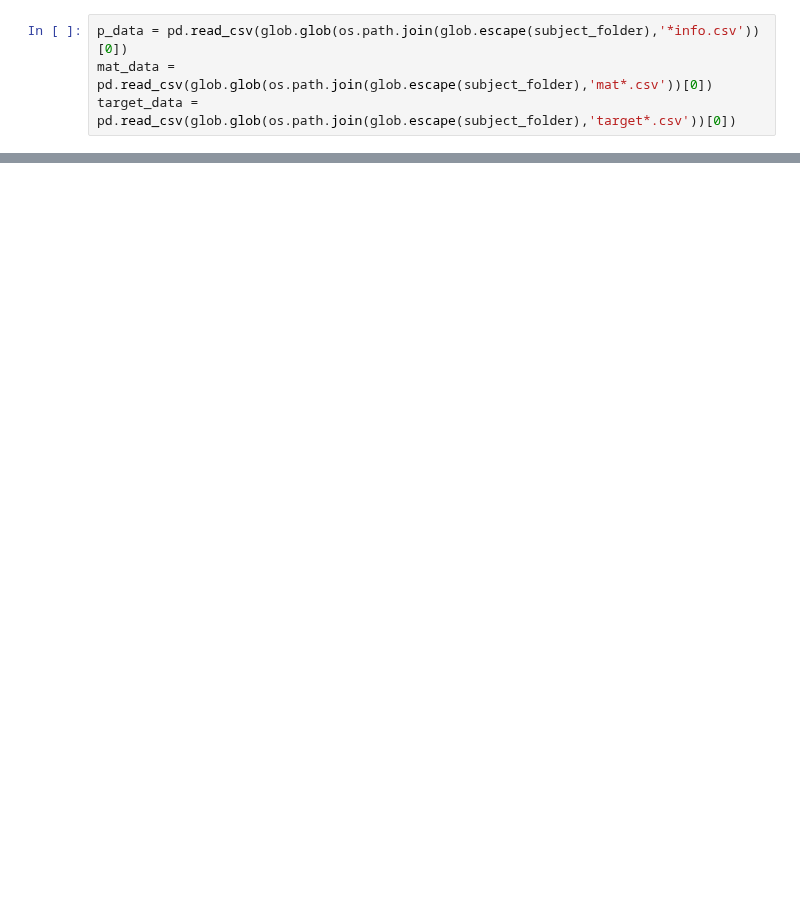
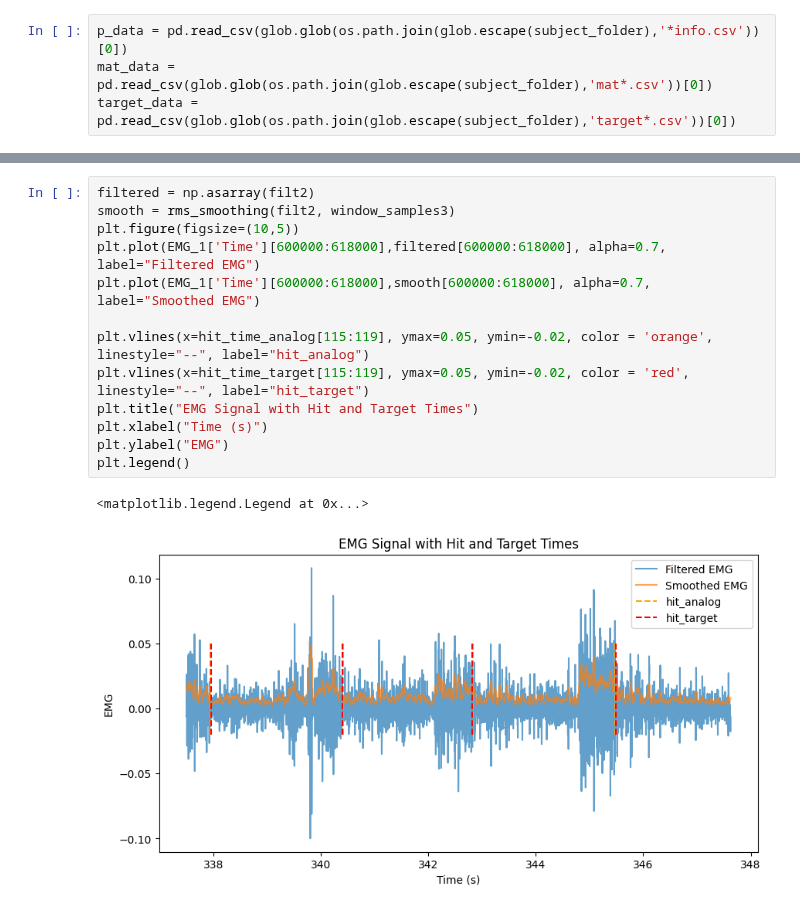
Before and after one commit to ChaundyMck/NDD_EMG, a Jupyter notebook: tester.ipynb, the cells around one changed output, grey strips where cells are left out. Drawn from its saved outputs; the diff is of its cells as text; blank space fills up the shorter version.

```diff
--- a/tester.ipynb
+++ b/tester.ipynb
@@ -102,0 +101,16 @@ print(len(filtered2))
+# %%
+filtered = np.asarray(filt2)
+smooth = rms_smoothing(filt2, window_samples3)
+plt.figure(figsize=(10,5))
+plt.plot(EMG_1['Time'][600000:618000],filtered[600000:618000], alpha=0.7, label="Filtered EMG")
+plt.plot(EMG_1['Time'][600000:618000],smooth[600000:618000], alpha=0.7, label="Smoothed EMG")
+
+plt.vlines(x=hit_time_analog[115:119], ymax=0.05, ymin=-0.02, color = 'orange', linestyle="--", label="hit_analog")
+plt.vlines(x=hit_time_target[115:119], ymax=0.05, ymin=-0.02, color = 'red', linestyle="--", label="hit_target")
+plt.title("EMG Signal with Hit and Target Times")
+plt.xlabel("Time (s)")
+plt.ylabel("EMG")
+plt.legend()
+# %% [output]
+<matplotlib.legend.Legend at 0x...>
+[figure, added]
```
Also changed, not shown: parts of 15 cells of this notebook, 4 other files.
